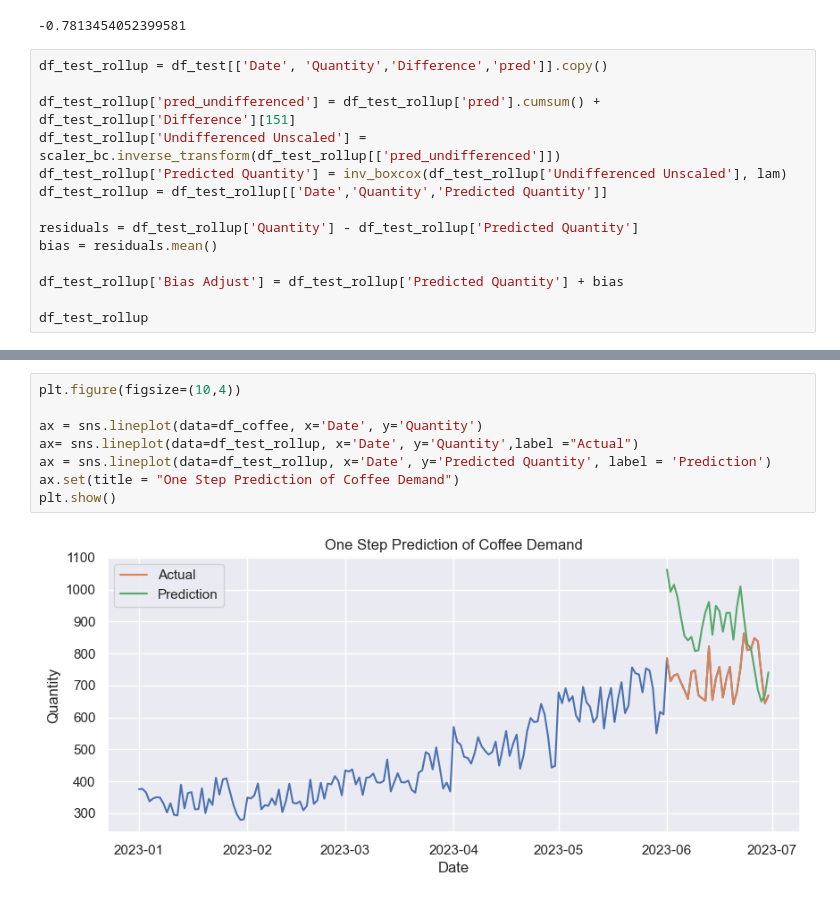
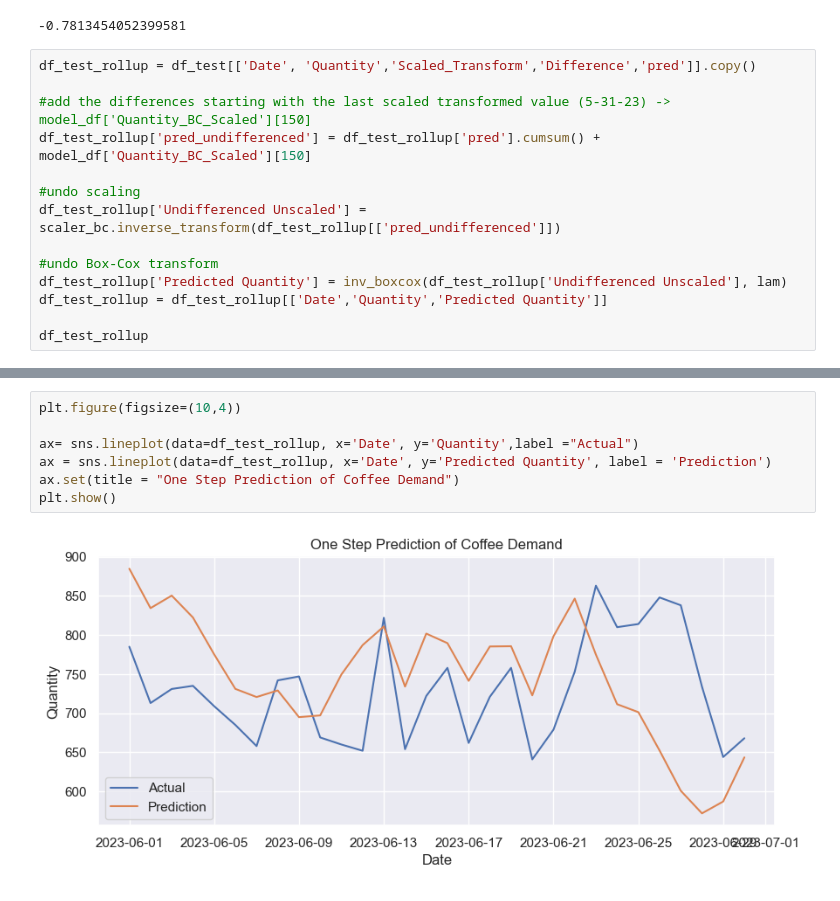
Before and after one commit to Murphysics1/masters_capstone, a Jupyter notebook: Coffee_MLR_Model.ipynb, the cells around one changed output, grey strips where cells are left out. Saved outputs shown, nothing was run; the diff lists cells and outputs as text.

```diff
--- a/Coffee_MLR_Model.ipynb
+++ b/Coffee_MLR_Model.ipynb
@@ -275,17 +285,17 @@ lam
 # %% [output]
 -0.7813454052399581
 # %%
-df_test_rollup = df_test[['Date', 'Quantity','Difference','pred']].copy()
+df_test_rollup = df_test[['Date', 'Quantity','Scaled_Transform','Difference','pred']].copy()
 
-df_test_rollup['pred_undifferenced'] = df_test_rollup['pred'].cumsum() + df_test_rollup['Difference'][151]
+#add the differences starting with the last scaled transformed value (5-31-23) -> model_df['Quantity_BC_Scaled'][150]
+df_test_rollup['pred_undifferenced'] = df_test_rollup['pred'].cumsum() + model_df['Quantity_BC_Scaled'][150]
+
+#undo scaling
 df_test_rollup['Undifferenced Unscaled'] = scaler_bc.inverse_transform(df_test_rollup[['pred_undifferenced']])
+
+#undo Box-Cox transform
 df_test_rollup['Predicted Quantity'] = inv_boxcox(df_test_rollup['Undifferenced Unscaled'], lam)
 df_test_rollup = df_test_rollup[['Date','Quantity','Predicted Quantity']]
 
-residuals = df_test_rollup['Quantity'] - df_test_rollup['Predicted Quantity']
-bias = residuals.mean()
-
-df_test_rollup['Bias Adjust'] = df_test_rollup['Predicted Quantity'] + bias
-
 df_test_rollup
 # %% [output]
@@ -309,10 +319,9 @@ df_test_rollup
 # %%
 plt.figure(figsize=(10,4))
 
-ax = sns.lineplot(data=df_coffee, x='Date', y='Quantity')
 ax= sns.lineplot(data=df_test_rollup, x='Date', y='Quantity',label ="Actual")
 ax = sns.lineplot(data=df_test_rollup, x='Date', y='Predicted Quantity', label = 'Prediction')
 ax.set(title = "One Step Prediction of Coffee Demand")
 plt.show()
 # %% [output]
-[figure, old version]
+[figure, new version]
```
Also changed, not shown: parts of 16 cells of this notebook, 1 other file.
